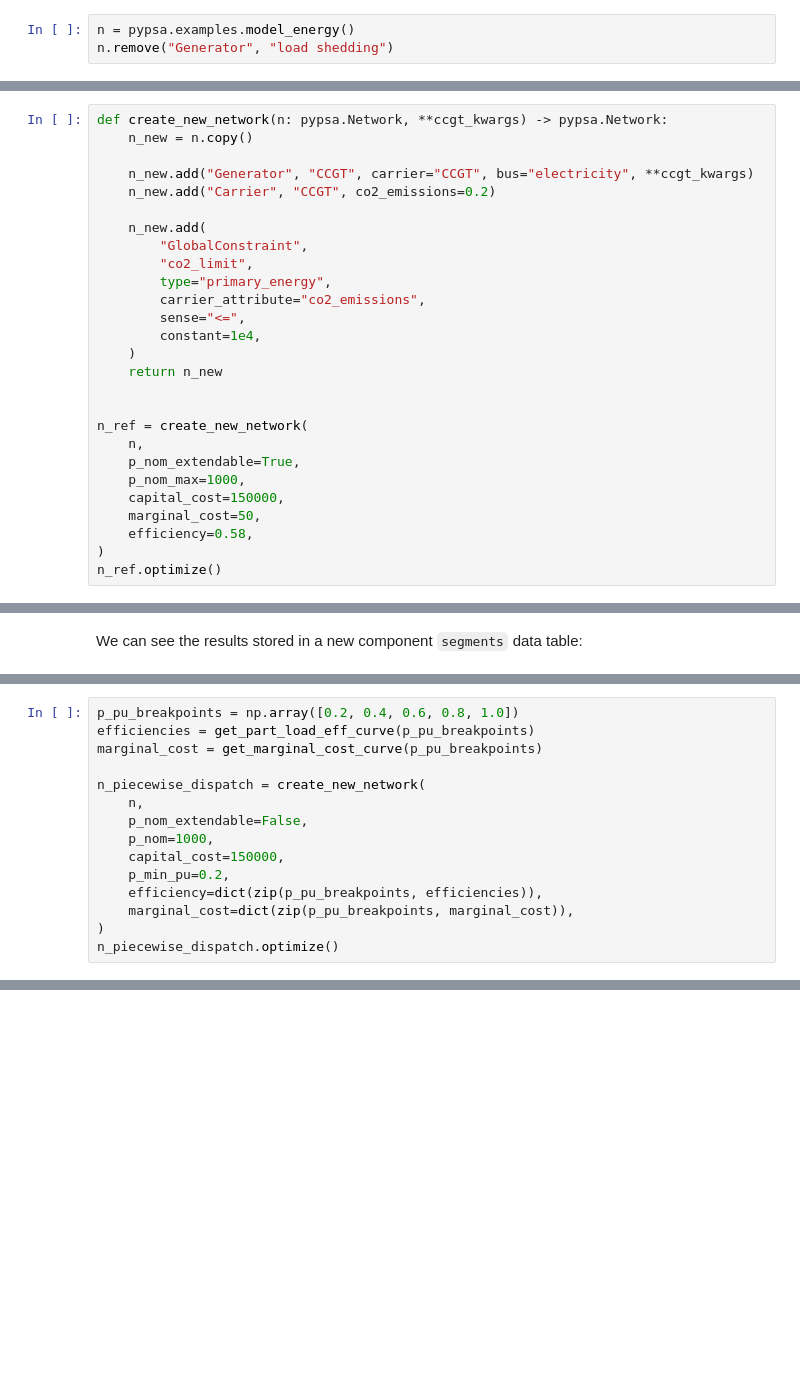
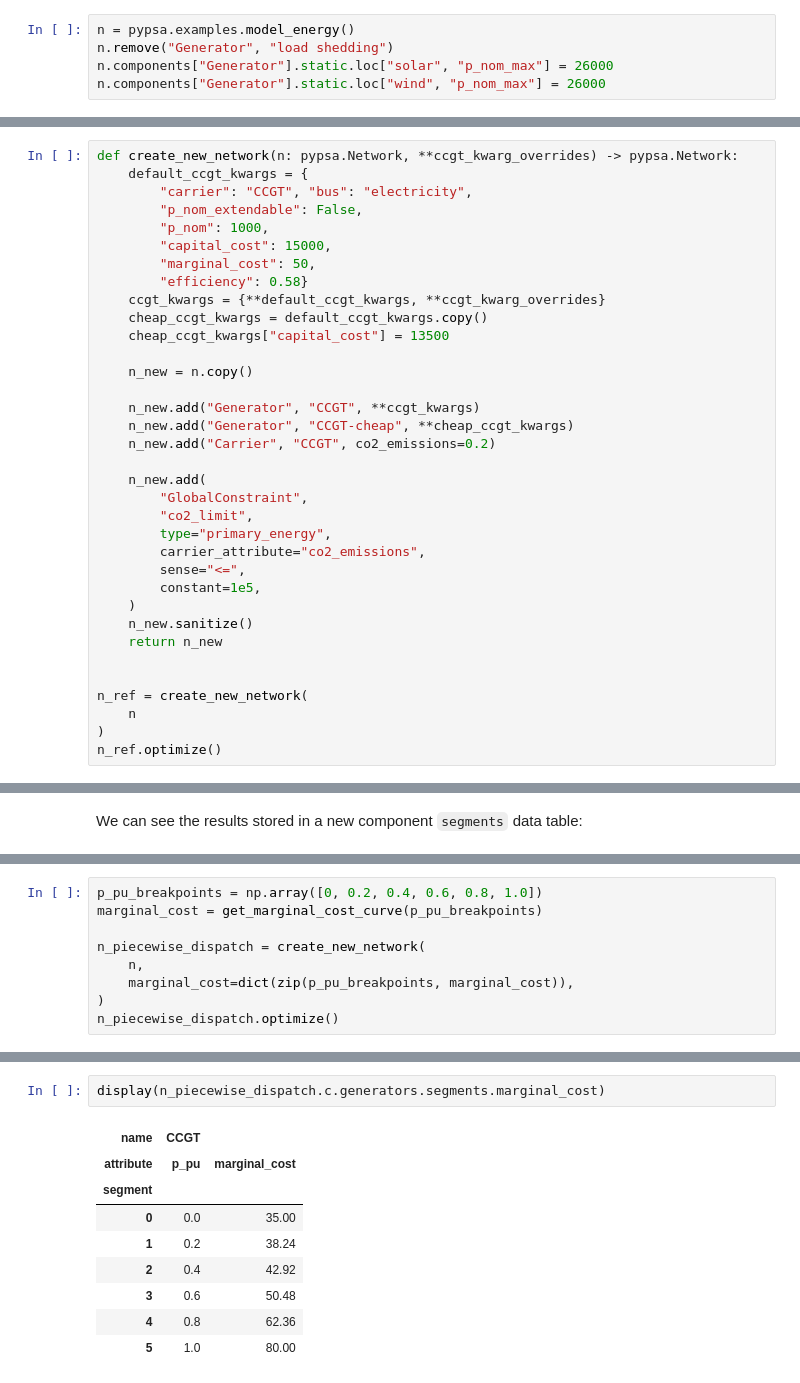
Before and after one commit to PyPSA/PyPSA, a Jupyter notebook: docs/examples/piecewise-constraints.ipynb, the cells around one changed output, grey strips where cells are left out. Cells and saved outputs as stored; diff of their text form; blank space fills up the shorter version.

Commit message:
Add piecewise costs using latest linopy version
Co-authored-by: Copilot <copilot@github.com>

```diff
--- a/docs/examples/piecewise-constraints.ipynb
+++ b/docs/examples/piecewise-constraints.ipynb
@@ -26,3 +29,5 @@ import numpy as np
 # %%
 n = pypsa.examples.model_energy()
 n.remove("Generator", "load shedding")
+n.components["Generator"].static.loc["solar", "p_nom_max"] = 26000
+n.components["Generator"].static.loc["wind", "p_nom_max"] = 26000
@@ -31,10 +40,22 @@ n.remove("Generator", "load shedding")
 
 Our reference case will be a model in which the rated values for our CCGT are used.
 # %%
-def create_new_network(n: pypsa.Network, **ccgt_kwargs) -> pypsa.Network:
+def create_new_network(n: pypsa.Network, **ccgt_kwarg_overrides) -> pypsa.Network:
+    default_ccgt_kwargs = {
+        "carrier": "CCGT", "bus": "electricity",
+        "p_nom_extendable": False,
+        "p_nom": 1000,
+        "capital_cost": 15000,
+        "marginal_cost": 50,
+        "efficiency": 0.58}
+    ccgt_kwargs = {**default_ccgt_kwargs, **ccgt_kwarg_overrides}
+    cheap_ccgt_kwargs = default_ccgt_kwargs.copy()
+    cheap_ccgt_kwargs["capital_cost"] = 13500
+
     n_new = n.copy()
 
-    n_new.add("Generator", "CCGT", carrier="CCGT", bus="electricity", **ccgt_kwargs)
+    n_new.add("Generator", "CCGT", **ccgt_kwargs)
+    n_new.add("Generator", "CCGT-cheap", **cheap_ccgt_kwargs)
     n_new.add("Carrier", "CCGT", co2_emissions=0.2)
 
     n_new.add(
@@ -43,17 +64,13 @@ def create_new_network(n: pypsa.Network, **ccgt_kwargs) -> pypsa.Network:
         type="primary_energy",
         carrier_attribute="co2_emissions",
         sense="<=",
-        constant=1e4,
+        constant=1e5,
     )
+    n_new.sanitize()
     return n_new
 
 
 n_ref = create_new_network(
-    n,
-    p_nom_extendable=True,
-    p_nom_max=1000,
-    capital_cost=150000,
-    marginal_cost=50,
-    efficiency=0.58,
+    n
 )
 n_ref.optimize()
@@ -199,15 +268,9 @@ Let's fix the capacity and apply our marginal cost and efficiency piecewise cons
 # %%
-p_pu_breakpoints = np.array([0.2, 0.4, 0.6, 0.8, 1.0])
-efficiencies = get_part_load_eff_curve(p_pu_breakpoints)
+p_pu_breakpoints = np.array([0, 0.2, 0.4, 0.6, 0.8, 1.0])
 marginal_cost = get_marginal_cost_curve(p_pu_breakpoints)
 
 n_piecewise_dispatch = create_new_network(
     n,
-    p_nom_extendable=False,
-    p_nom=1000,
-    capital_cost=150000,
-    p_min_pu=0.2,
-    efficiency=dict(zip(p_pu_breakpoints, efficiencies)),
     marginal_cost=dict(zip(p_pu_breakpoints, marginal_cost)),
 )
 n_piecewise_dispatch.optimize()
@@ -213,0 +300,12 @@ n_piecewise_dispatch.optimize()
+# %%
+display(n_piecewise_dispatch.c.generators.segments.marginal_cost)
+# %% [output]
+| name | CCGT |  |
+| attribute | p_pu | marginal_cost |
+| segment |  |  |
+| 0 | 0.0 | 35.00 |
+| 1 | 0.2 | 38.24 |
+| 2 | 0.4 | 42.92 |
+| 3 | 0.6 | 50.48 |
+| 4 | 0.8 | 62.36 |
+| 5 | 1.0 | 80.00 |
```
Also changed, not shown: parts of 12 cells of this notebook, 10 other files.
